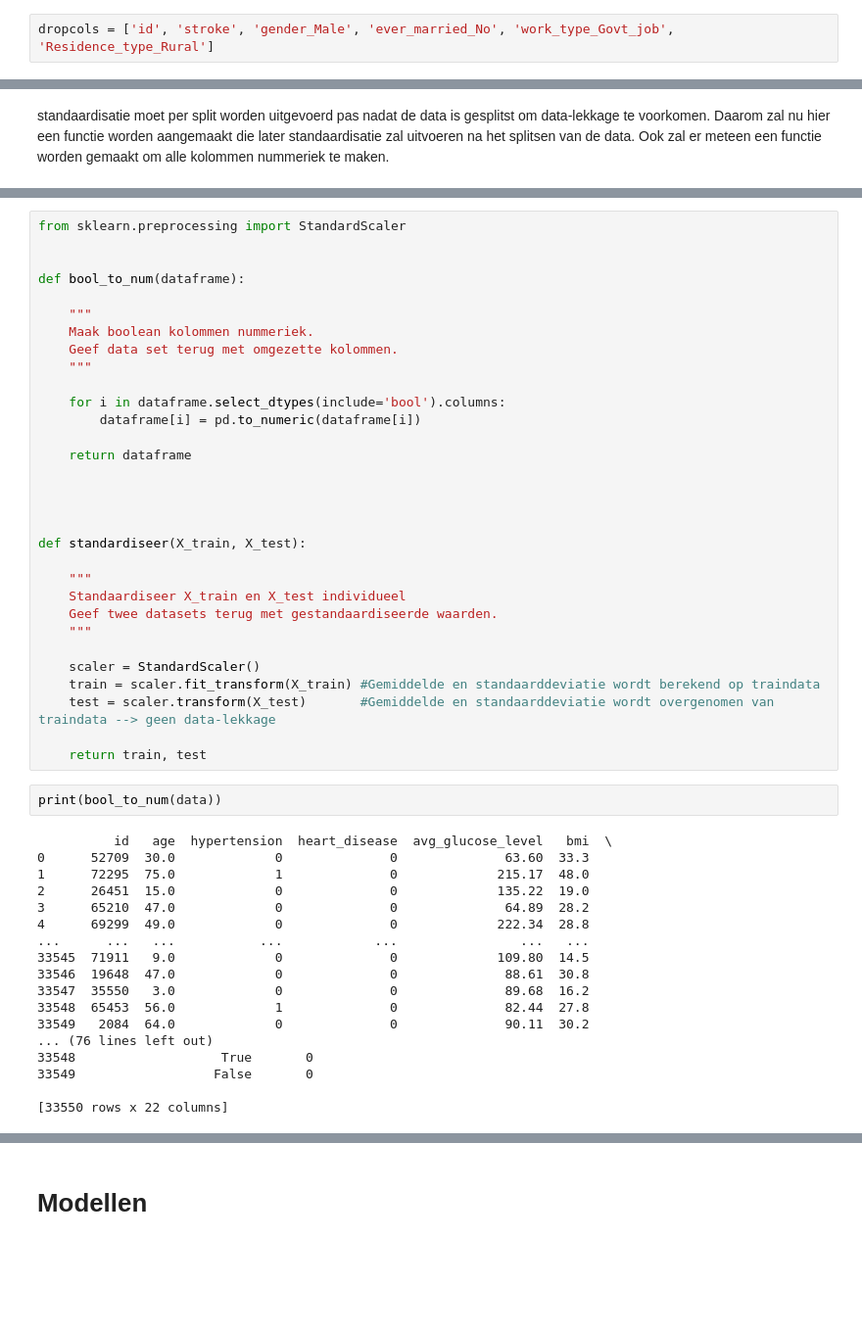
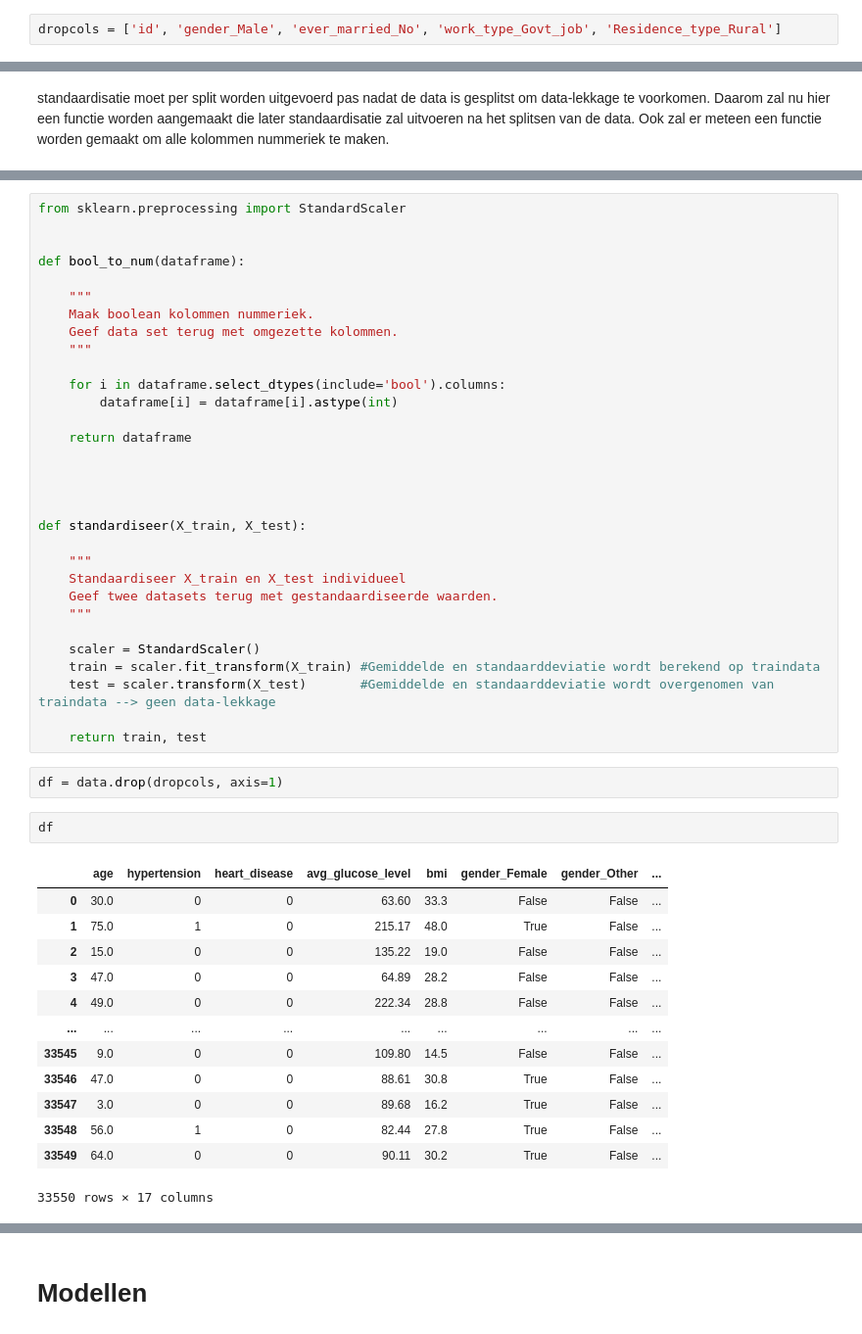
Before and after one commit to larsol55on/Machine-Learning-Herseninfract, a Jupyter notebook: sven.ipynb, the cells around one changed output, grey strips where cells are left out. Shown at 98% size. Drawn from its saved outputs; the diff is of its cells as text; blank space fills up the shorter version.

```diff
--- a/sven.ipynb
+++ b/sven.ipynb
@@ -49,7 +49,7 @@ Kolommen die naar dummys worden omgezet hebben standaard een sterke correlatie m
 # %% [markdown]
 Bij de beschrijving van de opdracht is er aangegeven dat smoking_status al een verwijderde kolom heeft. Daarom hoeft deze variabele niet aangepast te worden.
 # %%
-dropcols = ['id', 'stroke', 'gender_Male', 'ever_married_No', 'work_type_Govt_job', 'Residence_type_Rural']
+dropcols = ['id', 'gender_Male', 'ever_married_No', 'work_type_Govt_job', 'Residence_type_Rural']
 # %% [markdown]
 ### Rijen
 # %% [markdown]
@@ -119,7 +104,7 @@ def bool_to_num(dataframe):
     """
 
     for i in dataframe.select_dtypes(include='bool').columns:
-        dataframe[i] = pd.to_numeric(dataframe[i])
+        dataframe[i] = dataframe[i].astype(int)
 
     return dataframe
 
@@ -138,23 +123,21 @@ def standardiseer(X_train, X_test):
     test = scaler.transform(X_test)       #Gemiddelde en standaarddeviatie wordt overgenomen van traindata --> geen data-lekkage
 
     return train, test
-# %%
-print(bool_to_num(data))
-# %% [output]
-          id   age  hypertension  heart_disease  avg_glucose_level   bmi  \
-0      52709  30.0             0              0              63.60  33.3
-1      72295  75.0             1              0             215.17  48.0
-2      26451  15.0             0              0             135.22  19.0
-3      65210  47.0             0              0              64.89  28.2
-4      69299  49.0             0              0             222.34  28.8
-...      ...   ...           ...            ...                ...   ...
-33545  71911   9.0             0              0             109.80  14.5
-33546  19648  47.0             0              0              88.61  30.8
-33547  35550   3.0             0              0              89.68  16.2
-33548  65453  56.0             1              0              82.44  27.8
-33549   2084  64.0             0              0              90.11  30.2
-... (76 lines left out)
-33548                   True       0
-33549                  False       0
-
-[33550 rows x 22 columns]
+# %%
+df = data.drop(dropcols, axis=1)
+# %%
+df
+# %% [output]
+|  | age | hypertension | heart_disease | avg_glucose_level | bmi | gender_Female | gender_Other | ... |
+| 0 | 30.0 | 0 | 0 | 63.60 | 33.3 | False | False | ... |
+| 1 | 75.0 | 1 | 0 | 215.17 | 48.0 | True | False | ... |
+| 2 | 15.0 | 0 | 0 | 135.22 | 19.0 | False | False | ... |
+| 3 | 47.0 | 0 | 0 | 64.89 | 28.2 | False | False | ... |
+| 4 | 49.0 | 0 | 0 | 222.34 | 28.8 | False | False | ... |
+| ... | ... | ... | ... | ... | ... | ... | ... | ... |
+| 33545 | 9.0 | 0 | 0 | 109.80 | 14.5 | False | False | ... |
+| 33546 | 47.0 | 0 | 0 | 88.61 | 30.8 | True | False | ... |
+| 33547 | 3.0 | 0 | 0 | 89.68 | 16.2 | True | False | ... |
+| 33548 | 56.0 | 1 | 0 | 82.44 | 27.8 | True | False | ... |
+| 33549 | 64.0 | 0 | 0 | 90.11 | 30.2 | True | False | ... |
+33550 rows × 17 columns
```
Also changed, not shown: parts of 4 cells of this notebook.
